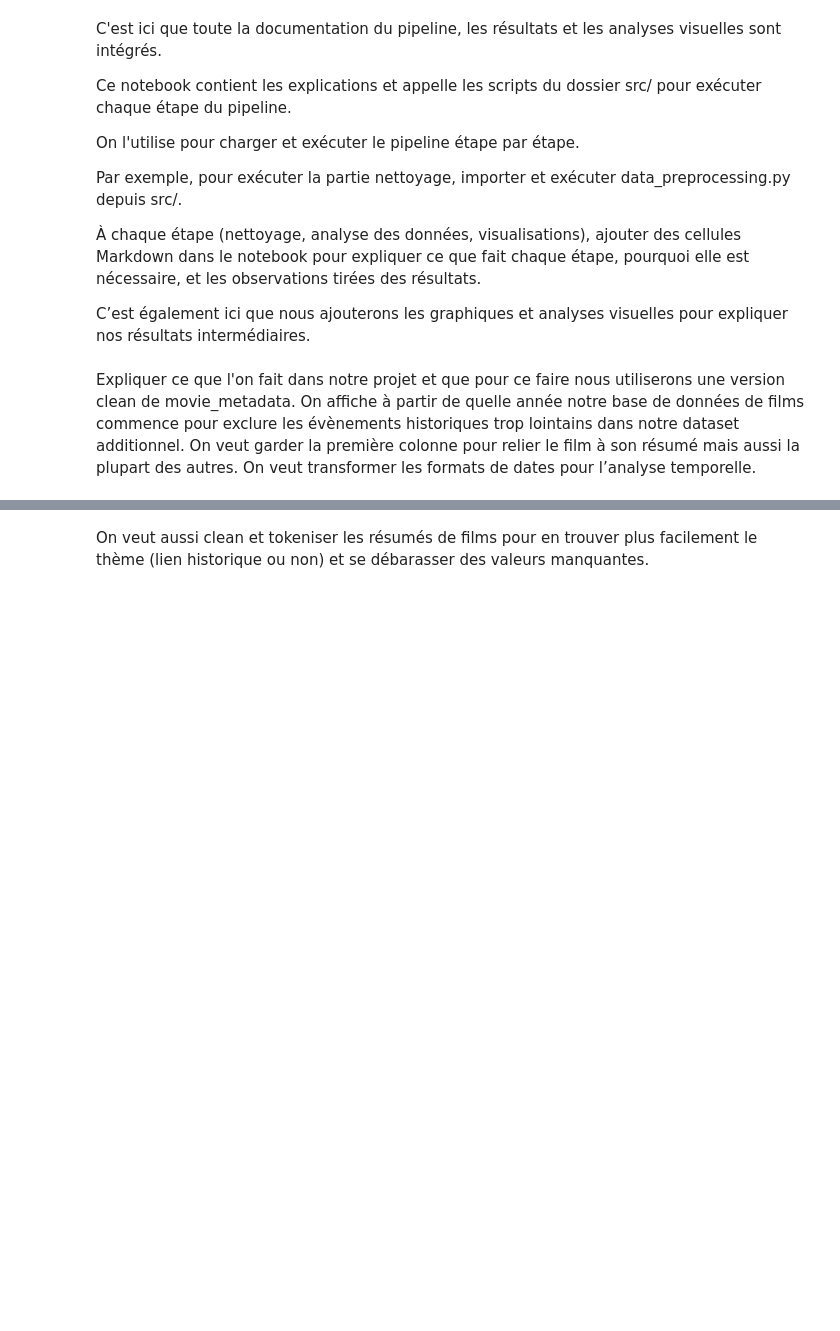
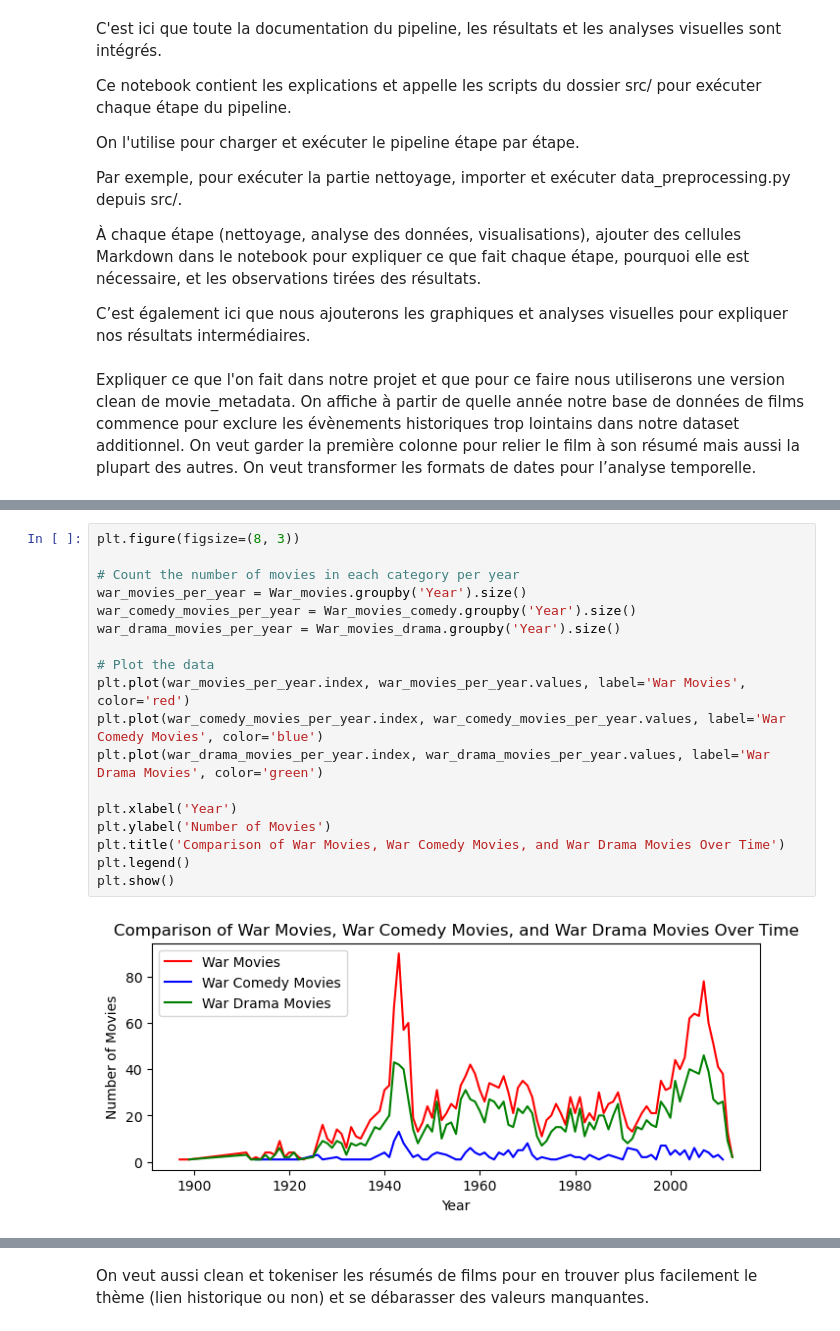
Before and after one commit to epfl-ada/ada-2024-project-nostringsadached, a Jupyter notebook: results.ipynb, the cells around one changed output, grey strips where cells are left out. Cells and saved outputs as stored; diff of their text form; blank space fills up the shorter version.

```diff
--- a/results.ipynb
+++ b/results.ipynb
@@ -50,0 +89,20 @@ print(cleaned_movies_data.head())
+# %%
+plt.figure(figsize=(8, 3))
+
+# Count the number of movies in each category per year
+war_movies_per_year = War_movies.groupby('Year').size()
+war_comedy_movies_per_year = War_movies_comedy.groupby('Year').size()
+war_drama_movies_per_year = War_movies_drama.groupby('Year').size()
+
+# Plot the data
+plt.plot(war_movies_per_year.index, war_movies_per_year.values, label='War Movies', color='red')
+plt.plot(war_comedy_movies_per_year.index, war_comedy_movies_per_year.values, label='War Comedy Movies', color='blue')
+plt.plot(war_drama_movies_per_year.index, war_drama_movies_per_year.values, label='War Drama Movies', color='green')
+
+plt.xlabel('Year')
+plt.ylabel('Number of Movies')
+plt.title('Comparison of War Movies, War Comedy Movies, and War Drama Movies Over Time')
+plt.legend()
+plt.show()
+# %% [output]
+[figure, added]
```
Also changed, not shown: parts of 33 cells of this notebook, 3 other files.
